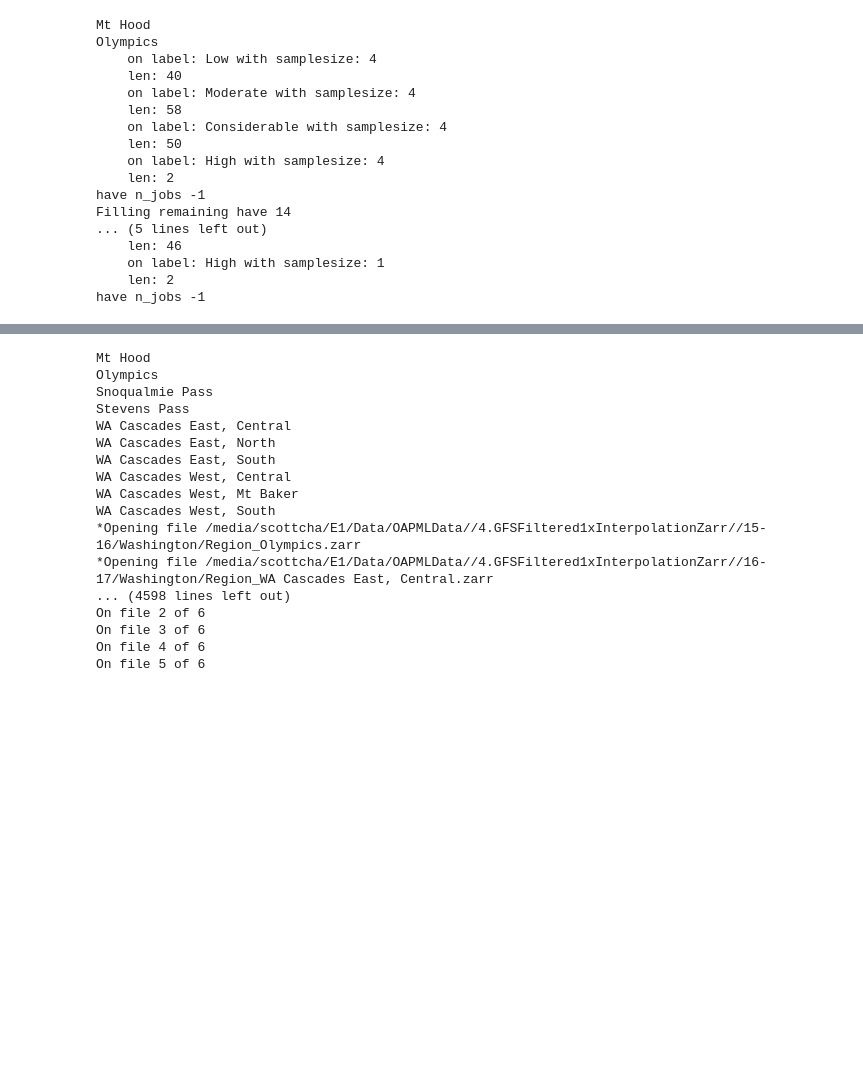
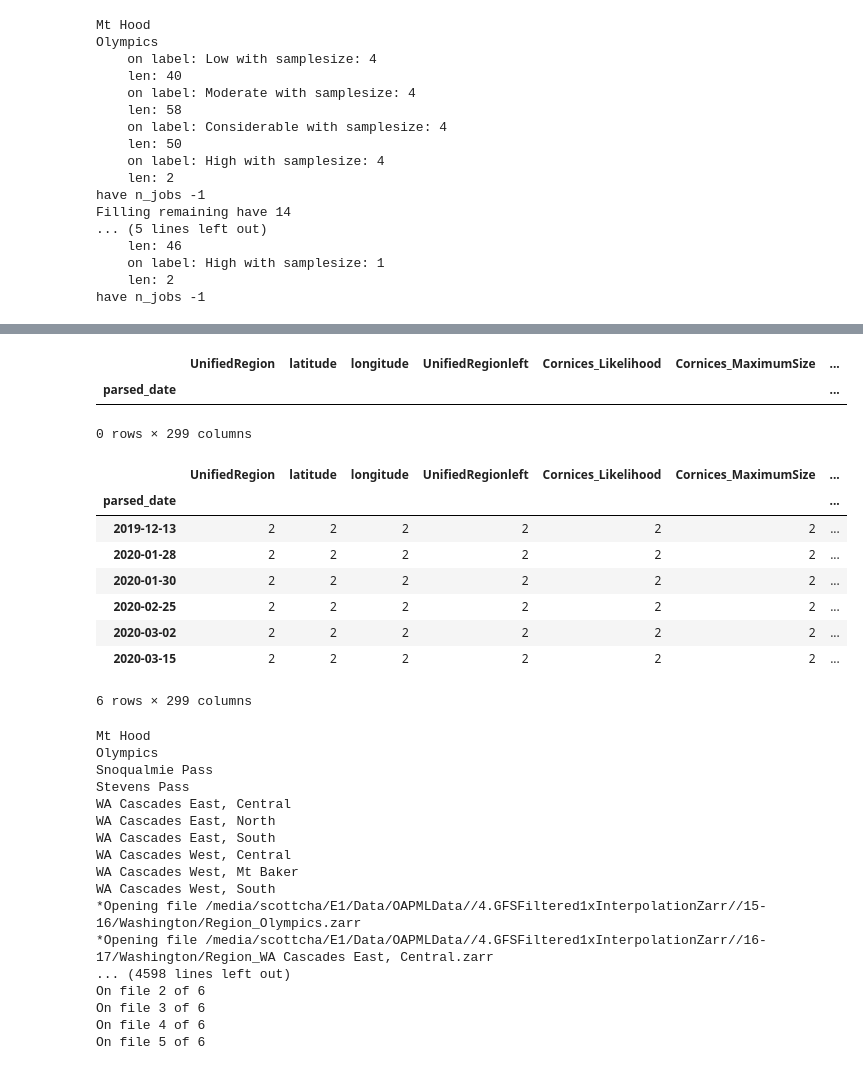
Before and after one commit to scottcha/OpenAvalancheProject, a Jupyter notebook: DataPipelineNotebooks/3.PrepMLData.ipynb, the cells around one changed output, grey strips where cells are left out. Saved outputs shown, nothing was run; the diff lists cells and outputs as text; code cells hidden in the pictures; blank space fills up the shorter version.

Commit message:
update training

```diff
--- a/DataPipelineNotebooks/3.PrepMLData.ipynb
+++ b/DataPipelineNotebooks/3.PrepMLData.ipynb
@@ -1513,3 +1490,27 @@ On 0 of 100
 ['../TestData//5.MLData/Xtrain_batch_0__on_disk.npy', '../TestData//5.MLData/Xtest_batch_0__on_disk.npy']
 On file 0 of 2
 On file 1 of 2
+# %%
+%%time
+#test_ignore
+
+
+#serial Wall time: 500/500 4min 17s (seairal and jobs=1 parallel)
+#n+jobs=4: 2mins
+#8:1:40
+#15: 1:42
+#10000, 2500 48mins
+
+interpolate = 1
+data_root = '/media/scottcha/E1/Data/OAPMLData/'
+
+ws_label_values = ['no-data', '0-unlikely', '1-possible', '2-likely', '3-very likely']
+ws_oversample = {'no-data':False,  '0-unlikely':True, '1-possible':False, '2-likely':False, '3-very likely':True}
+
+pml = PrepML(data_root, interpolate, date_start='2015-11-01', date_end='2020-04-30', date_train_test_cutoff='2019-11-01')
+
+pml.regions = {'Washington': ['Mt Hood', 'Olympics', 'Snoqualmie Pass', 'Stevens Pass',
+               'WA Cascades East, Central', 'WA Cascades East, North', 'WA Cascades East, South',
+               'WA Cascades West, Central', 'WA Cascades West, Mt Baker', 'WA Cascades West, South']}
+
+train, test = pml.prep_labels()
@@ -1516,3 +1533,23 @@ On file 1 of 2
+# %%
+mt_hood_15.groupby(['parsed_date']).count()
+# %% [output]
+|  | UnifiedRegion | latitude | longitude | UnifiedRegionleft | Cornices_Likelihood | Cornices_MaximumSize | ... |
+| parsed_date |  |  |  |  |  |  | ... |
+0 rows × 299 columns
+# %%
+mt_hood_test = test[test['UnifiedRegion']=='Mt Hood']
+# %%
+mt_hood_test.groupby(['parsed_date']).count()
+# %% [output]
+|  | UnifiedRegion | latitude | longitude | UnifiedRegionleft | Cornices_Likelihood | Cornices_MaximumSize | ... |
+| parsed_date |  |  |  |  |  |  | ... |
+| 2019-12-13 | 2 | 2 | 2 | 2 | 2 | 2 | ... |
+| 2020-01-28 | 2 | 2 | 2 | 2 | 2 | 2 | ... |
+| 2020-01-30 | 2 | 2 | 2 | 2 | 2 | 2 | ... |
+| 2020-02-25 | 2 | 2 | 2 | 2 | 2 | 2 | ... |
+| 2020-03-02 | 2 | 2 | 2 | 2 | 2 | 2 | ... |
+| 2020-03-15 | 2 | 2 | 2 | 2 | 2 | 2 | ... |
+6 rows × 299 columns
 # %%
 #test_ignore
 %%time
```
Also changed, not shown: parts of 13 cells of this notebook, 4 other files.
